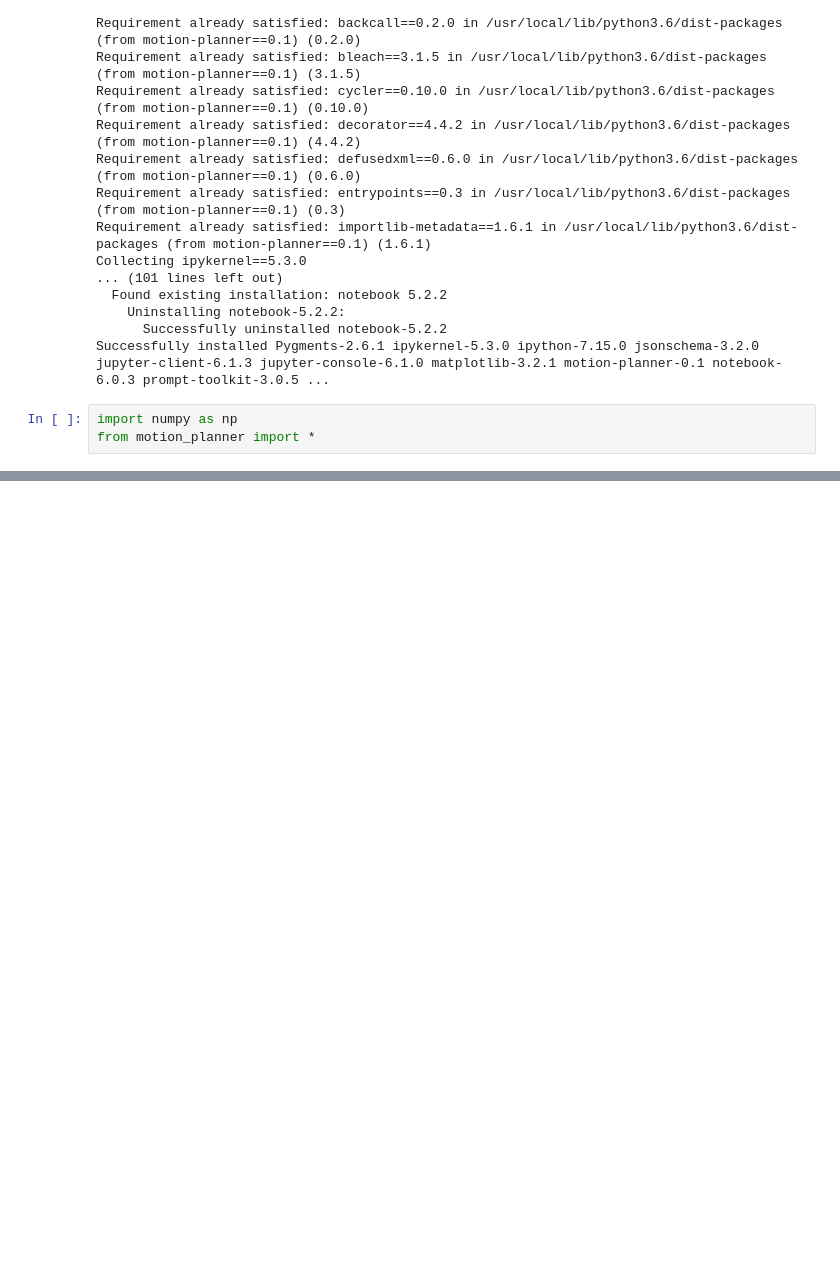
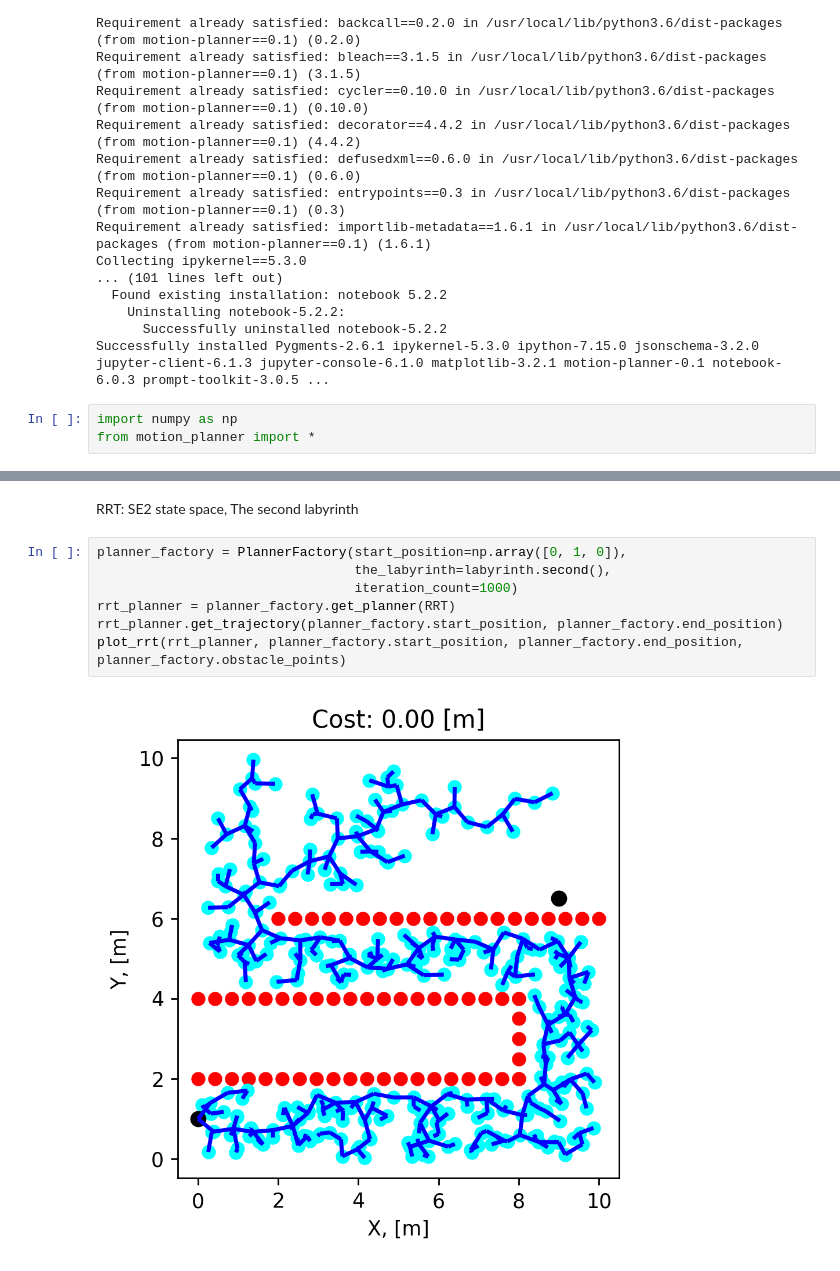
Before and after one commit to Steplerchik/motion-planner, a Jupyter notebook: notebooks/colab_rrt_plot.ipynb, the cells around one changed output, grey strips where cells are left out. Cells and saved outputs as stored; diff of their text form; blank space fills up the shorter version.

```diff
--- a/notebooks/colab_rrt_plot.ipynb
+++ b/notebooks/colab_rrt_plot.ipynb
@@ -133,0 +33,11 @@ print(rrt_planner.cost)
+# %% [markdown]
+RRT: SE2 state space, The second labyrinth
+# %%
+planner_factory = PlannerFactory(start_position=np.array([0, 1, 0]),
+                                 the_labyrinth=labyrinth.second(),
+                                 iteration_count=1000)
+rrt_planner = planner_factory.get_planner(RRT)
+rrt_planner.get_trajectory(planner_factory.start_position, planner_factory.end_position)
+plot_rrt(rrt_planner, planner_factory.start_position, planner_factory.end_position, planner_factory.obstacle_points)
+# %% [output]
+[figure, added]
```
Also changed, not shown: parts of 18 cells of this notebook, 4 other files.
